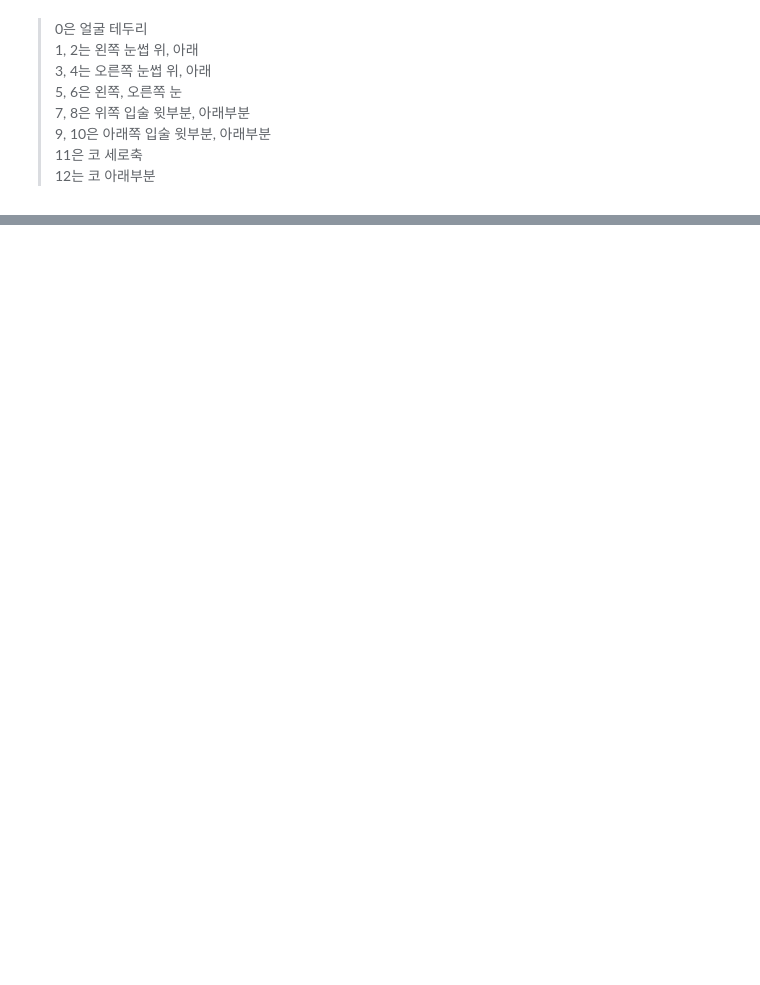
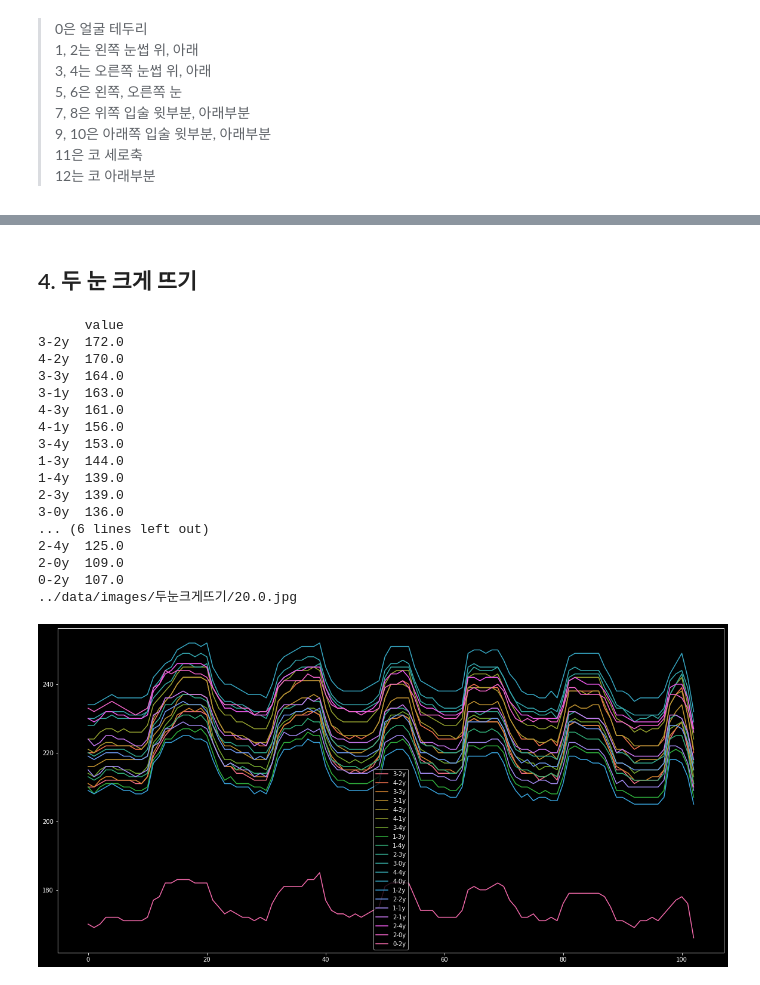
Before and after one commit to minimini-1/Facial-Expression-Recognition, a Jupyter notebook: modeling/feature_change.ipynb, the cells around one changed output, grey strips where cells are left out. Drawn from its saved outputs; the diff is of its cells as text; code cells hidden in the pictures; blank space fills up the shorter version.

```diff
--- a/modeling/feature_change.ipynb
+++ b/modeling/feature_change.ipynb
@@ -134,0 +175,29 @@ make_flow_chart(data = landmarks_cut, diff_list = diff_list, part= 1, order = 10
+# %% [markdown]
+## 4. 두 눈 크게 뜨기
+# %%
+face = '두눈크게뜨기'
+landmarks = pd.read_csv('../data/images/'+face+'/202208.20172106650.csv')
+landmarks_cut = landmarks[['frame'] + [point for point in landmarks.columns if '-' in point]]
+diff_list = show_diff(landmarks_cut, 5)
+make_flow_chart(part= 1, order = 20, image_order = 20,
+                path= '../data/images/'+face+'/',
+                data = landmarks_cut, diff_df= diff_list)
+# %% [output]
+      value
+3-2y  172.0
+4-2y  170.0
+3-3y  164.0
+3-1y  163.0
+4-3y  161.0
+4-1y  156.0
+3-4y  153.0
+1-3y  144.0
+1-4y  139.0
+2-3y  139.0
+3-0y  136.0
+... (6 lines left out)
+2-4y  125.0
+2-0y  109.0
+0-2y  107.0
+../data/images/두눈크게뜨기/20.0.jpg
+[figure, added]
```
Also changed, not shown: parts of 19 cells of this notebook.
